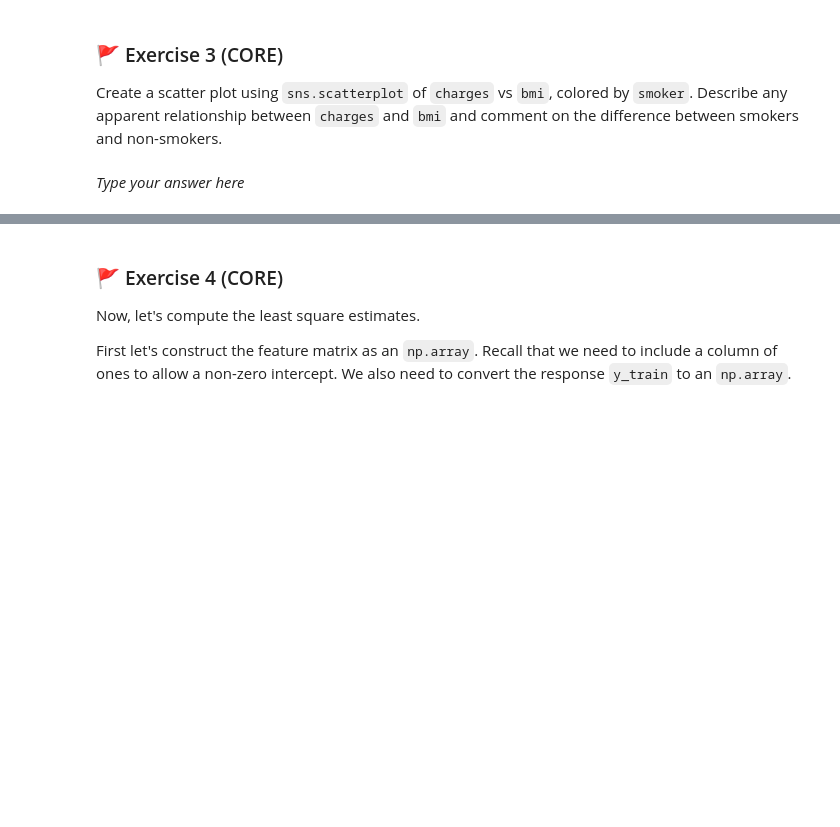
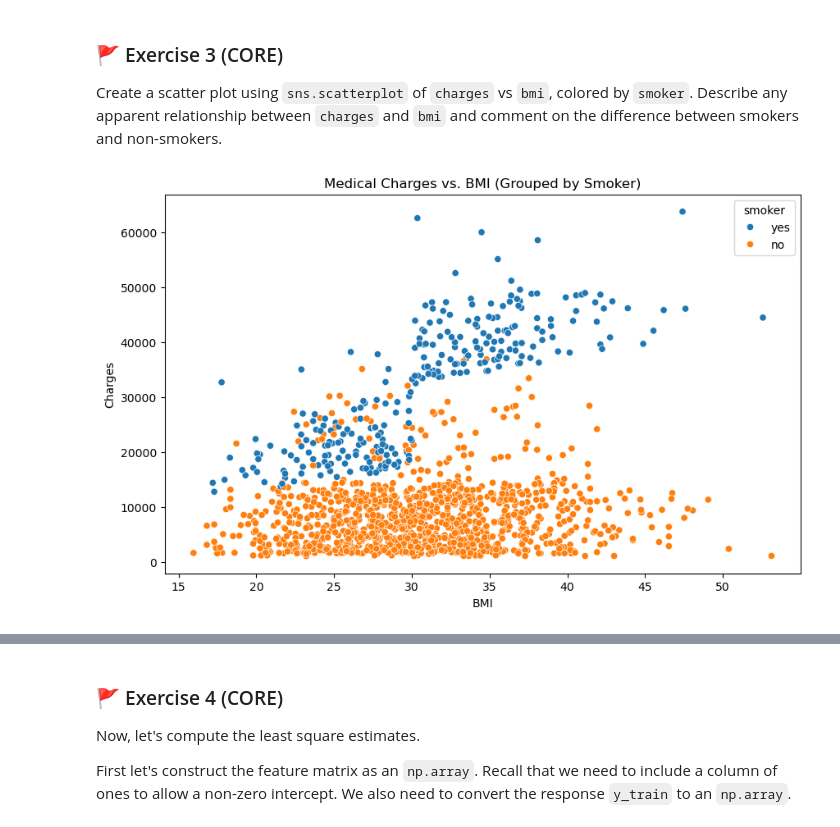
Before and after one commit to zici021129/MLP_2026_week04, a Jupyter notebook: mlp_week04.ipynb, the cells around one changed output, grey strips where cells are left out. Drawn from its saved outputs; the diff is of its cells as text; code cells hidden in the pictures; blank space fills up the shorter version.

```diff
--- a/mlp_week04.ipynb
+++ b/mlp_week04.ipynb
@@ -225,2 +285,10 @@ Create a scatter plot using `sns.scatterplot` of `charges` vs `bmi`, colored by
-# %% [markdown]
-_Type your answer here_
+# %%
+# Code for your answer here!
+plt.figure(figsize=(10, 6))
+sns.scatterplot(data=df_insurance, x='bmi', y='charges', hue='smoker')
+plt.title("Medical Charges vs. BMI (Grouped by Smoker)")
+plt.xlabel("BMI")
+plt.ylabel("Charges")
+plt.show()
+# %% [output]
+[figure, added]
```
Also changed, not shown: parts of 26 cells of this notebook.
